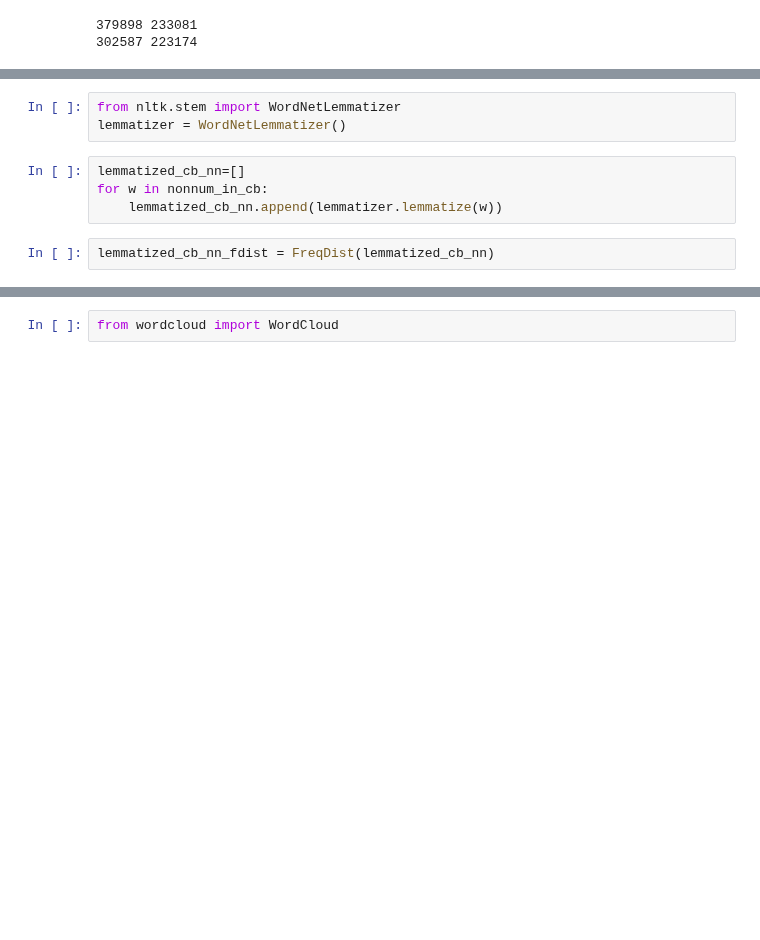
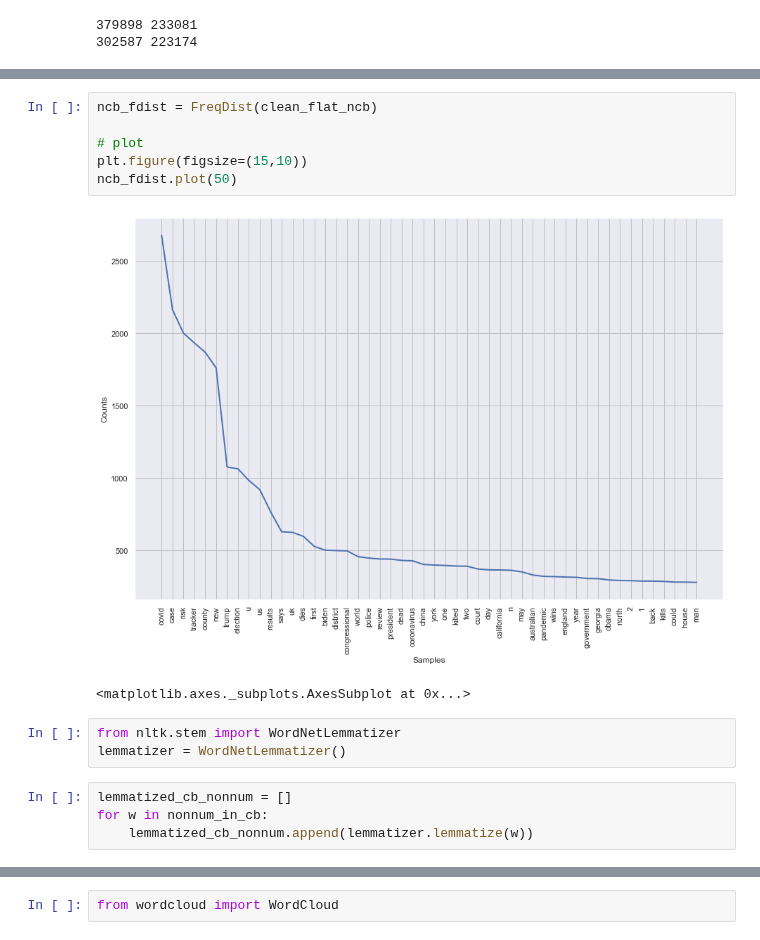
Before and after one commit to tjkim614/clickbait_headline_detector, a Jupyter notebook: 2_scrub.ipynb, the cells around one changed output, grey strips where cells are left out. Drawn from its saved outputs; the diff is of its cells as text; blank space fills up the shorter version.

```diff
--- a/2_scrub.ipynb
+++ b/2_scrub.ipynb
@@ -265,13 +281,20 @@ cb_nn_fdist.plot(50)
 # %% [output]
 [figure]
 <matplotlib.axes._subplots.AxesSubplot at 0x...>
+# %%
+ncb_fdist = FreqDist(clean_flat_ncb)
+
+# plot
+plt.figure(figsize=(15,10))
+ncb_fdist.plot(50)
+# %% [output]
+[figure, added]
+<matplotlib.axes._subplots.AxesSubplot at 0x...>
 # %%
 from nltk.stem import WordNetLemmatizer
 lemmatizer = WordNetLemmatizer()
 # %%
-lemmatized_cb_nn=[]
+lemmatized_cb_nonnum = []
 for w in nonnum_in_cb:
-    lemmatized_cb_nn.append(lemmatizer.lemmatize(w))
+    lemmatized_cb_nonnum.append(lemmatizer.lemmatize(w))
-# %%
-lemmatized_cb_nn_fdist = FreqDist(lemmatized_cb_nn)
 # %%
```
Also changed, not shown: parts of 34 cells of this notebook.
